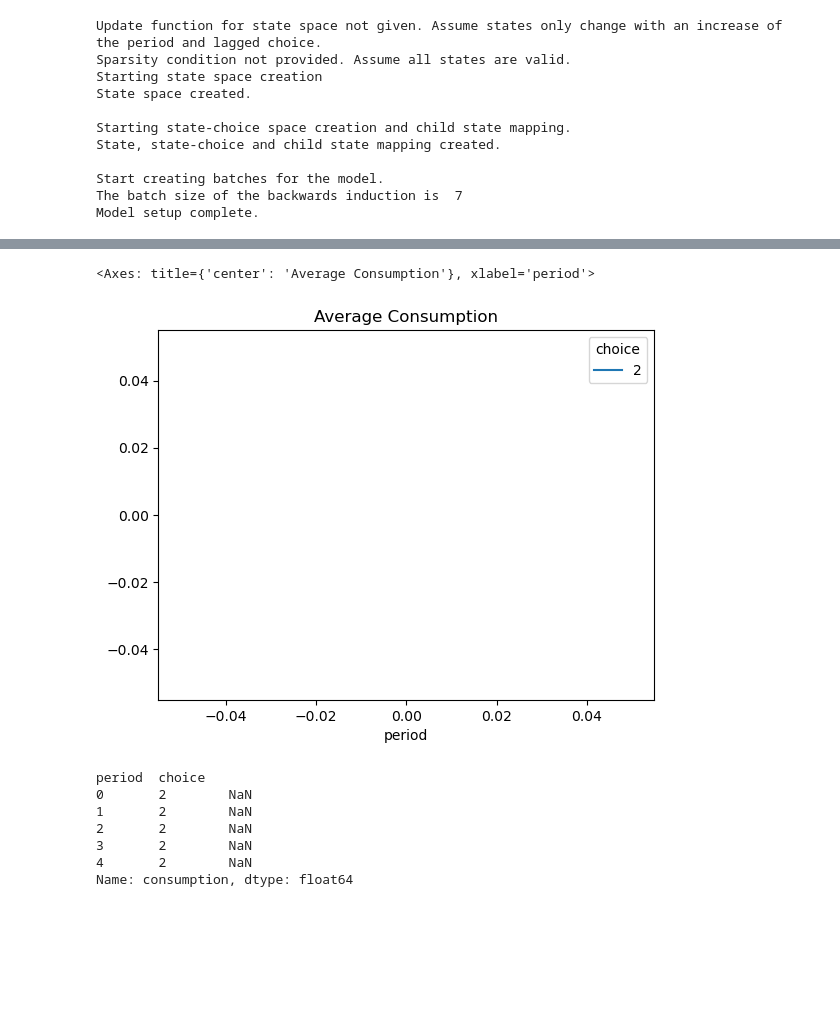
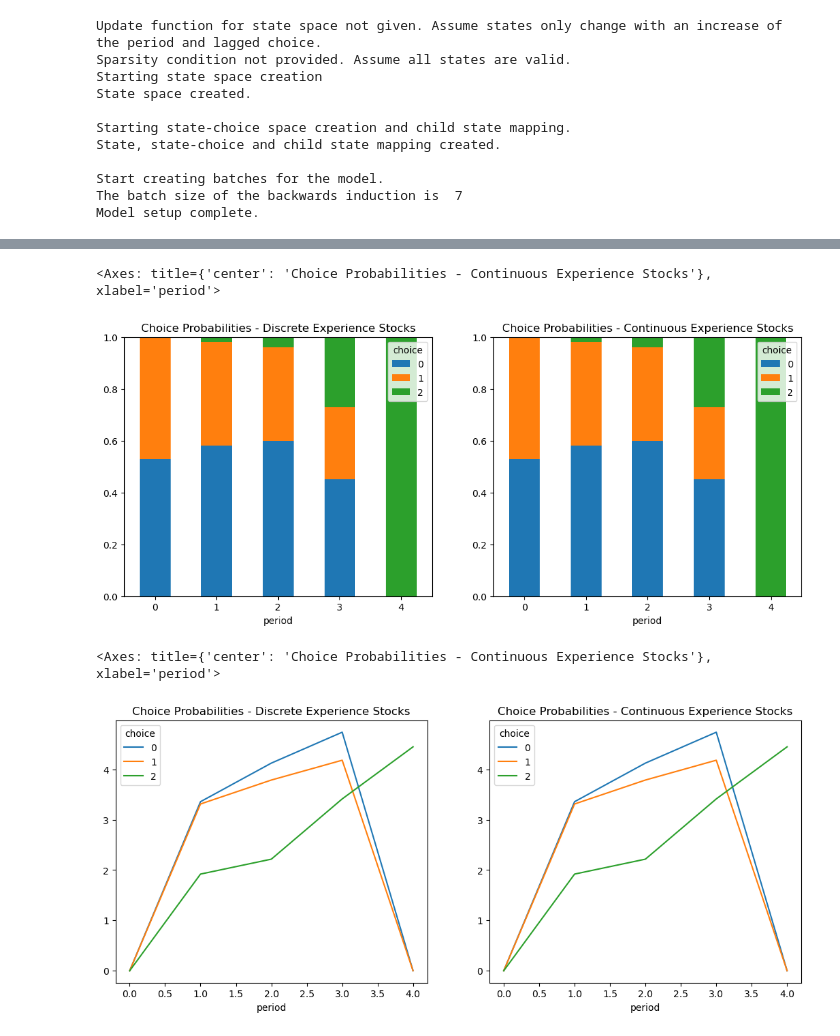
Before and after one commit to OpenSourceEconomics/dcegm, a Jupyter notebook: docs/source/background/two_occupation_model.ipynb, the cells around one changed output, grey strips where cells are left out. Drawn from its saved outputs; the diff is of its cells as text; code cells hidden in the pictures; blank space fills up the shorter version.

```diff
--- a/docs/source/background/two_occupation_model.ipynb
+++ b/docs/source/background/two_occupation_model.ipynb
@@ -149,11 +169,18 @@ def sparsity_condition(
     exp_green,
     exp_red,
 ):
-    # Max total experience: 1 (from initial lagged_choice=0) + (period - 1) real years
+    """Define sparsity condition to rule out state space points that are not feasible given the model structure."""
+    # Experience cannot exceed the period
     if (exp_green + exp_red) > period:
         return False
-    # At period 0, exp=0 is valid regardless of lagged_choice (it's just initialization)
-    # elif ((exp_red + exp_green) == 0) & (lagged_choice != 2) & (period > 0):
-    #    return False
+    # In later periods, if retired, shouldn't have accumulated experience before retirement
     else:
         return True
+
+
+# Define dict of state space functions to pass to setuo_model.
+state_space_functions_discrete_exp = {
+    "state_specific_choice_set": state_specific_choice_set,
+    "next_period_deterministic_state": next_period_deterministic_state,
+    "sparsity_condition": sparsity_condition,
+}
@@ -172,7 +193,9 @@ def budget_constraint_discrete_exp(
     income_shock_previous_period,
     params,
 ):
+    """Budget constraint that determines the resource available to the agent in the next period given the state and choice in the previous period."""
     interest_factor = 1 + params["interest_rate"]
+    # Wage depends on accumulated experience in each occupation, retirees/unemployed only get wage constant.
     wage = (
         params["wage_constant"]
         + params["wage_exp_green"] * exp_green * (lagged_choice == 1)
@@ -186,7 +209,7 @@ def budget_constraint_discrete_exp(
     return jnp.maximum(resource, 0.5)
 # %%
 model = dcegm.setup_model(
-    model_config=model_config_det,
+    model_config=model_config,
     model_specs=model_specs,
     utility_functions=utility_functions,
     utility_functions_final_period=utility_functions_final_period,
@@ -194,6 +217,8 @@ model = dcegm.setup_model(
     stochastic_states_transitions={},
     budget_constraint=budget_constraint_discrete_exp,
 )
+
+solved_model = model.solve(params)
 # %% [output]
 Starting state space creation
 State space created.
@@ -315,6 +300,7 @@ state_space_functions_cont_exp = {
 }
 # %%
 def budget_constraint_cont_exp(
+    period,
     lagged_choice,
     exp_green,
     exp_red,
@@ -322,6 +308,8 @@ def budget_constraint_cont_exp(
     income_shock_previous_period,
     params,
 ):
+    """Budget constraint for two continuous experience variables."""
+    # Scale experience by period to retrieve years of experience, then calculate wage and resources as before.
     interest_factor = 1 + params["interest_rate"]
     wage = (
         params["wage_constant"]
@@ -407,17 +363,0 @@ df_cont_exp.groupby("period").exp_red.value_counts(normalize=True).unstack().plo
-# %%
-df_cont_exp.groupby(["period", "choice"]).consumption.mean().unstack().plot(
-    rot=0, title="Average Consumption"
-)
-# %% [output]
-<Axes: title={'center': 'Average Consumption'}, xlabel='period'>
-[figure, removed]
-# %%
-df_cont_exp.groupby(["period", "choice"]).consumption.mean()
-# %% [output]
-period  choice
-0       2        NaN
-1       2        NaN
-2       2        NaN
-3       2        NaN
-4       2        NaN
-Name: consumption, dtype: float64
@@ -423,0 +373,32 @@ Name: consumption, dtype: float64
+# %%
+fig, ax = plt.subplots(1, 2, figsize=(13, 5))
+df.groupby("period").choice.value_counts(normalize=True).unstack().plot(
+    stacked=True,
+    kind="bar",
+    rot=0,
+    title="Choice Probabilities - Discrete Experience Stocks",
+    ax=ax[0],
+)
+
+df_cont_exp.groupby("period").choice.value_counts(normalize=True).unstack().plot(
+    stacked=True,
+    kind="bar",
+    rot=0,
+    title="Choice Probabilities - Continuous Experience Stocks",
+    ax=ax[1],
+)
+# %% [output]
+<Axes: title={'center': 'Choice Probabilities - Continuous Experience Stocks'}, xlabel='period'>
+[figure, added]
+# %%
+fig, ax = plt.subplots(1, 2, figsize=(13, 5))
+df.groupby(["period", "choice"]).consumption.mean().unstack().fillna(0).plot(
+    rot=0, title="Choice Probabilities - Discrete Experience Stocks", ax=ax[0]
+)
+
+df.groupby(["period", "choice"]).consumption.mean().unstack().fillna(0).plot(
+    rot=0, title="Choice Probabilities - Continuous Experience Stocks", ax=ax[1]
+)
+# %% [output]
+<Axes: title={'center': 'Choice Probabilities - Continuous Experience Stocks'}, xlabel='period'>
+[figure, added]
```
Also changed, not shown: parts of 34 cells of this notebook, 3 other files.
